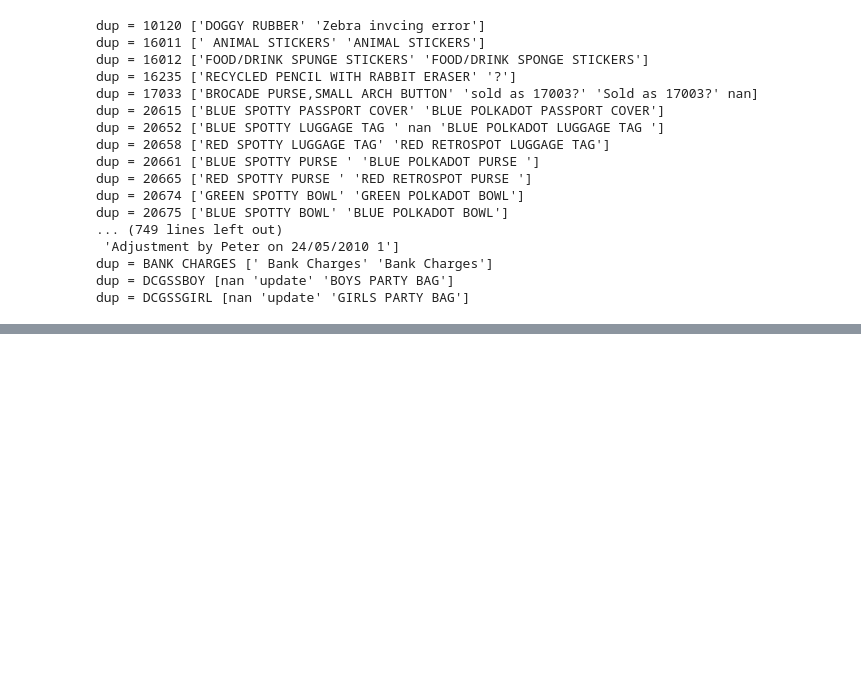
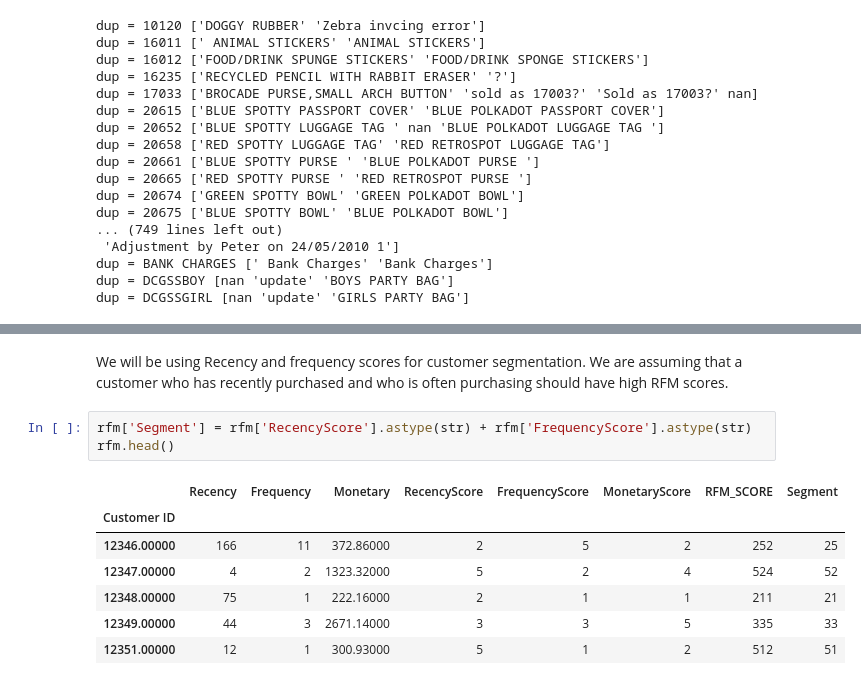
Before and after one commit to Rosiee0312/RFM-Analysis, a Jupyter notebook: notebook.ipynb, the cells around one changed output, grey strips where cells are left out. Saved outputs shown, nothing was run; the diff lists cells and outputs as text; blank space fills up the shorter version.

```diff
--- a/notebook.ipynb
+++ b/notebook.ipynb
@@ -169,0 +371,13 @@ dup = DCGSSGIRL [nan 'update' 'GIRLS PARTY BAG']
+# %% [markdown]
+We will be using Recency and frequency scores for customer segmentation. We are assuming that a customer who has recently purchased and who is often purchasing should have high RFM scores.
+# %%
+rfm['Segment'] = rfm['RecencyScore'].astype(str) + rfm['FrequencyScore'].astype(str)
+rfm.head()
+# %% [output]
+|  | Recency | Frequency | Monetary | RecencyScore | FrequencyScore | MonetaryScore | RFM_SCORE | Segment |
+| Customer ID |  |  |  |  |  |  |  |  |
+| 12346.00000 | 166 | 11 | 372.86000 | 2 | 5 | 2 | 252 | 25 |
+| 12347.00000 | 4 | 2 | 1323.32000 | 5 | 2 | 4 | 524 | 52 |
+| 12348.00000 | 75 | 1 | 222.16000 | 2 | 1 | 1 | 211 | 21 |
+| 12349.00000 | 44 | 3 | 2671.14000 | 3 | 3 | 5 | 335 | 33 |
+| 12351.00000 | 12 | 1 | 300.93000 | 5 | 1 | 2 | 512 | 51 |
```
Also changed, not shown: parts of 45 cells of this notebook.
